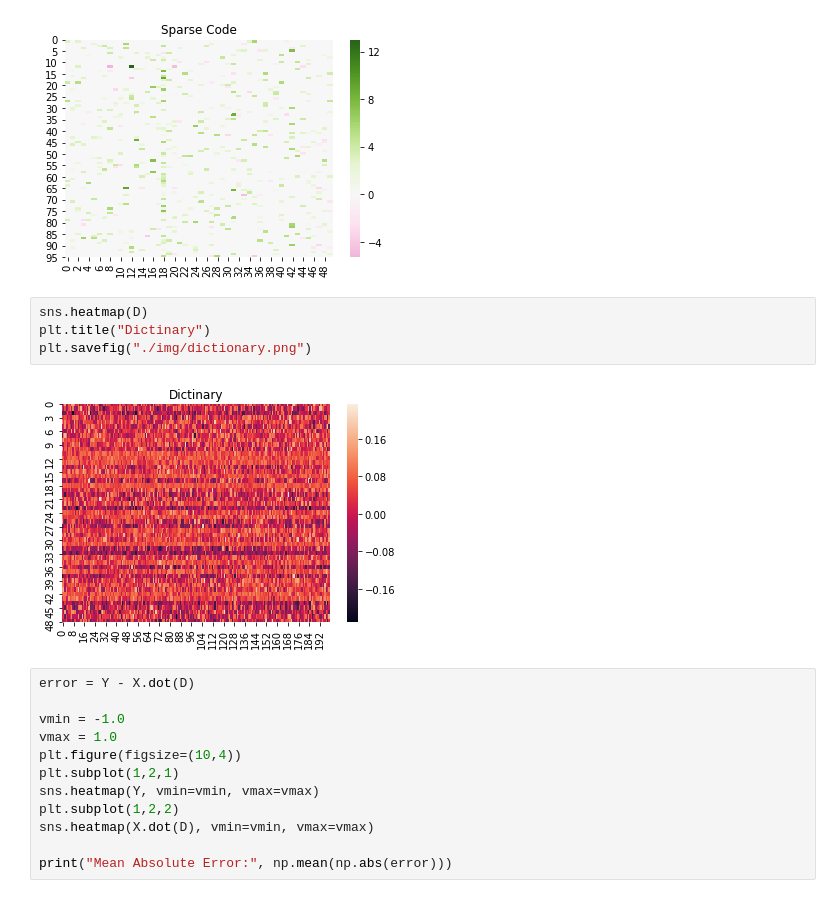
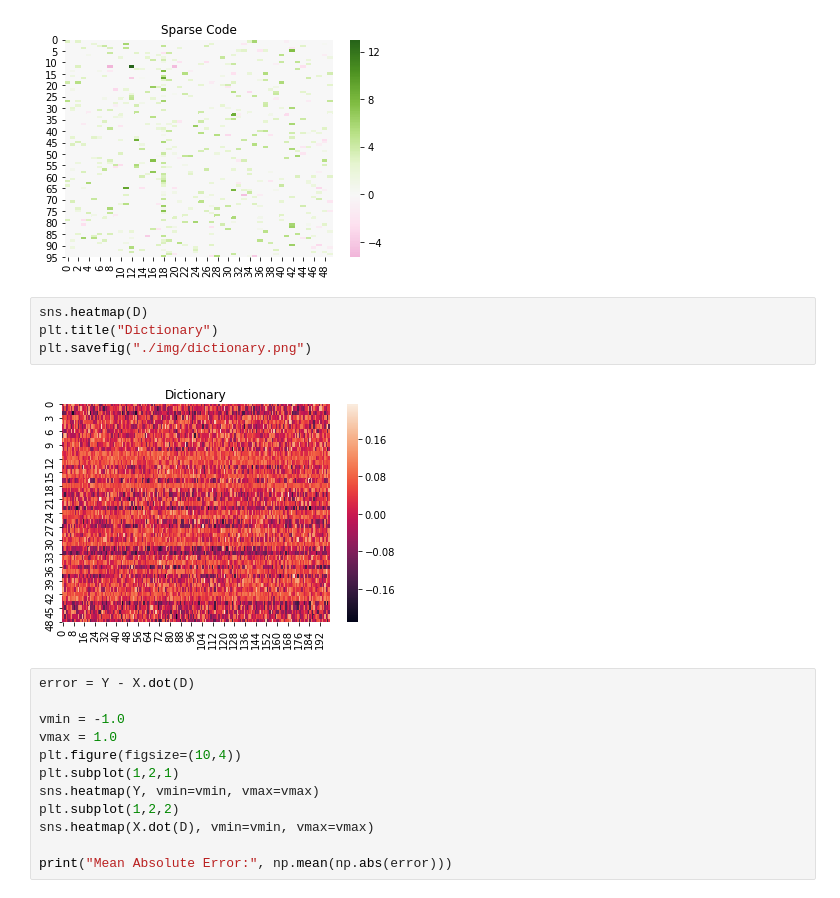
Before and after one commit to hacarus/codezine-sparse-modeling, a Jupyter notebook: 4/ksvd.ipynb, the cells around one changed output. Saved outputs shown, nothing was run; the diff lists cells and outputs as text.

```diff
--- a/4/ksvd.ipynb
+++ b/4/ksvd.ipynb
@@ -29,10 +29,10 @@ plt.savefig("./img/sparse_code.png")
 [figure]
 # %%
 sns.heatmap(D)
-plt.title("Dictinary")
+plt.title("Dictionary")
 plt.savefig("./img/dictionary.png")
 # %% [output]
-[figure, old version]
+[figure, new version]
 # %%
 error = Y - X.dot(D)
 
```
Also changed, not shown: 1 other file.
